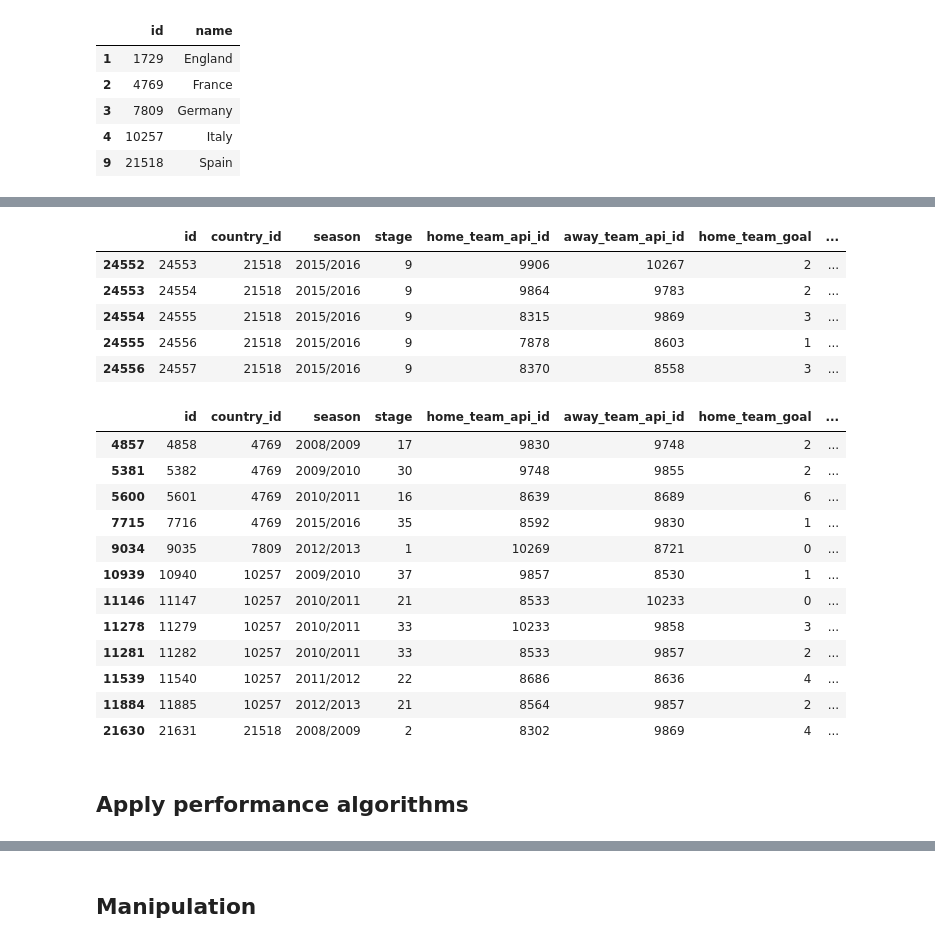
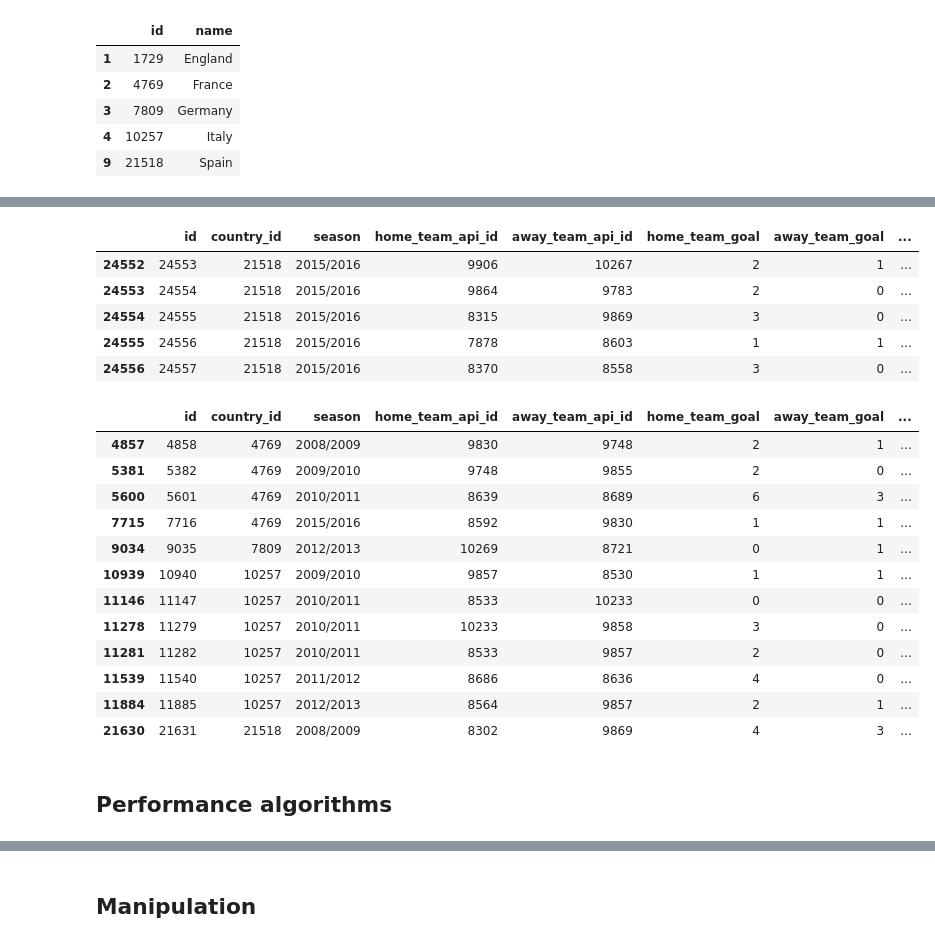
Before and after one commit to Jiaxigu/eu-football-analysis, a Jupyter notebook: eusoccer.ipynb, the cells around one changed output, grey strips where cells are left out. Saved outputs shown, nothing was run; the diff lists cells and outputs as text; code cells hidden in the pictures.

```diff
--- a/eusoccer.ipynb
+++ b/eusoccer.ipynb
@@ -21,18 +22,15 @@ import seaborn as sns
 ## Load data
 # %%
 with sqlite3.connect('eusoccer.sqlite') as con:
-    players = pd.read_sql_query('select * from Player', con)
     matchs = pd.read_sql_query('select * from Match', con)
-    leagues = pd.read_sql_query('select * from League', con)
     countries = pd.read_sql_query('select * from Country', con)
     teams = pd.read_sql_query('select * from Team', con)
 # %% [markdown]
 ## Clean up
 # %%
-# keep only the big 5 leagues
 big5 = 'England', 'France', 'Germany', 'Italy', 'Spain'
-bigCountries = countries[countries.name.isin(big5)]
-bigCountries
+bigLeagues = countries[countries.name.isin(big5)]
+bigLeagues
 # %% [output]
 |  | id | name |
 | 1 | 1729 | England |
@@ -40,6 +38,3 @@ bigCountries
 | 3 | 7809 | Germany |
 | 4 | 10257 | Italy |
 | 9 | 21518 | Spain |
-# %%
-bigLeagues = bigCountries.merge(leagues, on='id')
-bigLeagues
@@ -53,31 +41,31 @@ bigLeagues
 # %%
 # data washing -- keep only the interesting columns
-desiredColumns = ['id', 'country_id', 'season', 'stage', 'home_team_api_id', 'away_team_api_id', 'home_team_goal', 'away_team_goal', 'B365H', 'B365D', 'B365A', 'BWH', 'BWD', 'BWA']
+desiredColumns = ['id', 'country_id', 'season', 'home_team_api_id', 'away_team_api_id', 'home_team_goal', 'away_team_goal', 'B365H', 'B365D', 'B365A']
 selectedMatches = matchs[matchs.league_id.isin(bigLeagues.id)]
 selectedMatches = selectedMatches[desiredColumns]
 selectedMatches.tail()
 # %% [output]
-|  | id | country_id | season | stage | home_team_api_id | away_team_api_id | home_team_goal | ... |
-| 24552 | 24553 | 21518 | 2015/2016 | 9 | 9906 | 10267 | 2 | ... |
-| 24553 | 24554 | 21518 | 2015/2016 | 9 | 9864 | 9783 | 2 | ... |
-| 24554 | 24555 | 21518 | 2015/2016 | 9 | 8315 | 9869 | 3 | ... |
-| 24555 | 24556 | 21518 | 2015/2016 | 9 | 7878 | 8603 | 1 | ... |
-| 24556 | 24557 | 21518 | 2015/2016 | 9 | 8370 | 8558 | 3 | ... |
+|  | id | country_id | season | home_team_api_id | away_team_api_id | home_team_goal | away_team_goal | ... |
+| 24552 | 24553 | 21518 | 2015/2016 | 9906 | 10267 | 2 | 1 | ... |
+| 24553 | 24554 | 21518 | 2015/2016 | 9864 | 9783 | 2 | 0 | ... |
+| 24554 | 24555 | 21518 | 2015/2016 | 8315 | 9869 | 3 | 0 | ... |
+| 24555 | 24556 | 21518 | 2015/2016 | 7878 | 8603 | 1 | 1 | ... |
+| 24556 | 24557 | 21518 | 2015/2016 | 8370 | 8558 | 3 | 0 | ... |
 # %%
 # detect corrupted data points
 selectedMatches[(selectedMatches.B365H.isnull())]
 # %% [output]
-|  | id | country_id | season | stage | home_team_api_id | away_team_api_id | home_team_goal | ... |
-| 4857 | 4858 | 4769 | 2008/2009 | 17 | 9830 | 9748 | 2 | ... |
-| 5381 | 5382 | 4769 | 2009/2010 | 30 | 9748 | 9855 | 2 | ... |
-| 5600 | 5601 | 4769 | 2010/2011 | 16 | 8639 | 8689 | 6 | ... |
-| 7715 | 7716 | 4769 | 2015/2016 | 35 | 8592 | 9830 | 1 | ... |
-| 9034 | 9035 | 7809 | 2012/2013 | 1 | 10269 | 8721 | 0 | ... |
-| 10939 | 10940 | 10257 | 2009/2010 | 37 | 9857 | 8530 | 1 | ... |
-| 11146 | 11147 | 10257 | 2010/2011 | 21 | 8533 | 10233 | 0 | ... |
-| 11278 | 11279 | 10257 | 2010/2011 | 33 | 10233 | 9858 | 3 | ... |
-| 11281 | 11282 | 10257 | 2010/2011 | 33 | 8533 | 9857 | 2 | ... |
-| 11539 | 11540 | 10257 | 2011/2012 | 22 | 8686 | 8636 | 4 | ... |
-| 11884 | 11885 | 10257 | 2012/2013 | 21 | 8564 | 9857 | 2 | ... |
-| 21630 | 21631 | 21518 | 2008/2009 | 2 | 8302 | 9869 | 4 | ... |
+|  | id | country_id | season | home_team_api_id | away_team_api_id | home_team_goal | away_team_goal | ... |
+| 4857 | 4858 | 4769 | 2008/2009 | 9830 | 9748 | 2 | 1 | ... |
+| 5381 | 5382 | 4769 | 2009/2010 | 9748 | 9855 | 2 | 0 | ... |
+| 5600 | 5601 | 4769 | 2010/2011 | 8639 | 8689 | 6 | 3 | ... |
+| 7715 | 7716 | 4769 | 2015/2016 | 8592 | 9830 | 1 | 1 | ... |
+| 9034 | 9035 | 7809 | 2012/2013 | 10269 | 8721 | 0 | 1 | ... |
+| 10939 | 10940 | 10257 | 2009/2010 | 9857 | 8530 | 1 | 1 | ... |
+| 11146 | 11147 | 10257 | 2010/2011 | 8533 | 10233 | 0 | 0 | ... |
+| 11278 | 11279 | 10257 | 2010/2011 | 10233 | 9858 | 3 | 0 | ... |
+| 11281 | 11282 | 10257 | 2010/2011 | 8533 | 9857 | 2 | 0 | ... |
+| 11539 | 11540 | 10257 | 2011/2012 | 8686 | 8636 | 4 | 0 | ... |
+| 11884 | 11885 | 10257 | 2012/2013 | 8564 | 9857 | 2 | 1 | ... |
+| 21630 | 21631 | 21518 | 2008/2009 | 8302 | 9869 | 4 | 3 | ... |
 # %%
@@ -85,3 +73,3 @@ selectedMatches[(selectedMatches.B365H.isnull())]
 selectedMatches = selectedMatches[np.isfinite(selectedMatches['B365H'])]
 # %% [markdown]
-## Apply performance algorithms
+## Performance algorithms
```
Also changed, not shown: parts of 15 cells of this notebook, 3 other files.
